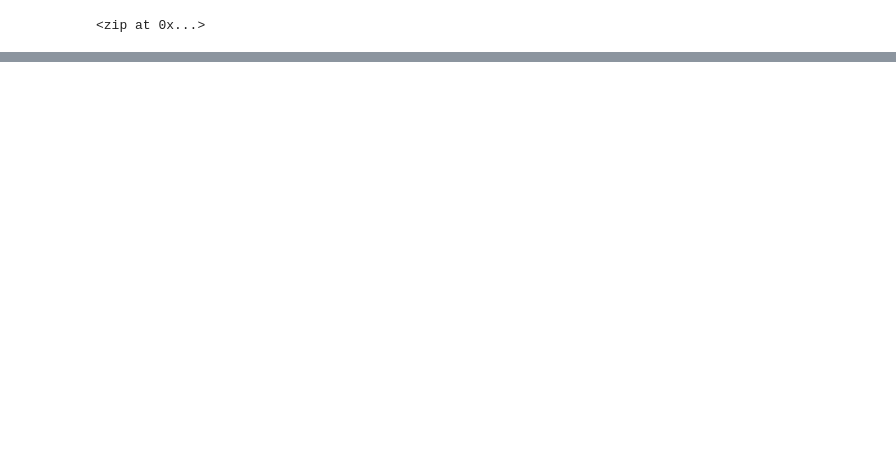
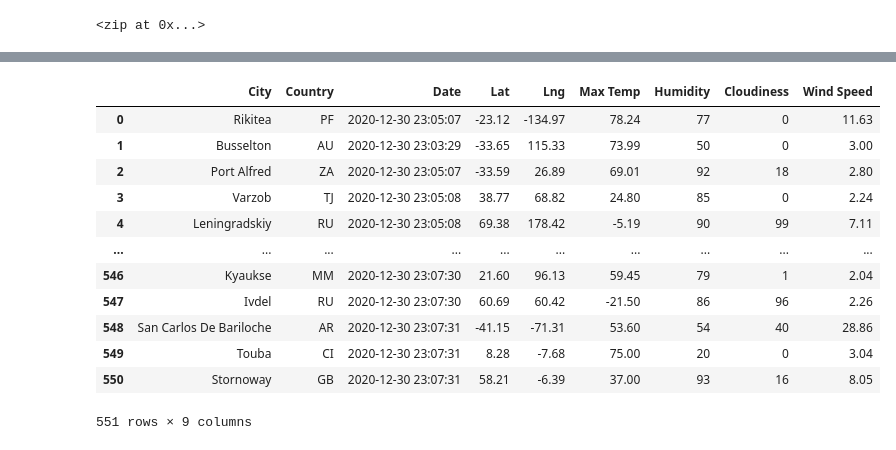
Before and after one commit to specialcanadian/World_Weather_Analysis, a Jupyter notebook: WeatherPy.ipynb, the cells around one changed output, grey strips where cells are left out. Cells and saved outputs as stored; diff of their text form; code cells hidden in the pictures; blank space fills up the shorter version.

```diff
--- a/WeatherPy.ipynb
+++ b/WeatherPy.ipynb
@@ -31,0 +41,2 @@ len(cities)
+# %%
+url = "http://api.openweathermap.org/data/2.5/weather?units=Imperial&APPID=" + weather_api_key
@@ -31,0 +121,4 @@ len(cities)
+# %%
+# Convert the array of dictionaries to a Pandas DataFrame.
+city_data_df = pd.DataFrame(city_data)
+city_data_df.head(10)
@@ -31,0 +137,20 @@ len(cities)
+# %%
+new_headers = ["City", "Country", "Date", "Lat", "Lng", "Max Temp", "Humidity",
+               "Cloudiness", "Wind Speed"]
+city_data_df = city_data_df[new_headers]
+
+city_data_df
+# %% [output]
+|  | City | Country | Date | Lat | Lng | Max Temp | Humidity | Cloudiness | Wind Speed |
+| 0 | Rikitea | PF | 2020-12-30 23:05:07 | -23.12 | -134.97 | 78.24 | 77 | 0 | 11.63 |
+| 1 | Busselton | AU | 2020-12-30 23:03:29 | -33.65 | 115.33 | 73.99 | 50 | 0 | 3.00 |
+| 2 | Port Alfred | ZA | 2020-12-30 23:05:07 | -33.59 | 26.89 | 69.01 | 92 | 18 | 2.80 |
+| 3 | Varzob | TJ | 2020-12-30 23:05:08 | 38.77 | 68.82 | 24.80 | 85 | 0 | 2.24 |
+| 4 | Leningradskiy | RU | 2020-12-30 23:05:08 | 69.38 | 178.42 | -5.19 | 90 | 99 | 7.11 |
+| ... | ... | ... | ... | ... | ... | ... | ... | ... | ... |
+| 546 | Kyaukse | MM | 2020-12-30 23:07:30 | 21.60 | 96.13 | 59.45 | 79 | 1 | 2.04 |
+| 547 | Ivdel | RU | 2020-12-30 23:07:30 | 60.69 | 60.42 | -21.50 | 86 | 96 | 2.26 |
+| 548 | San Carlos De Bariloche | AR | 2020-12-30 23:07:31 | -41.15 | -71.31 | 53.60 | 54 | 40 | 28.86 |
+| 549 | Touba | CI | 2020-12-30 23:07:31 | 8.28 | -7.68 | 75.00 | 20 | 0 | 3.04 |
+| 550 | Stornoway | GB | 2020-12-30 23:07:31 | 58.21 | -6.39 | 37.00 | 93 | 16 | 8.05 |
+551 rows × 9 columns
```
Also changed, not shown: parts of 6 cells of this notebook, 3 other files.
